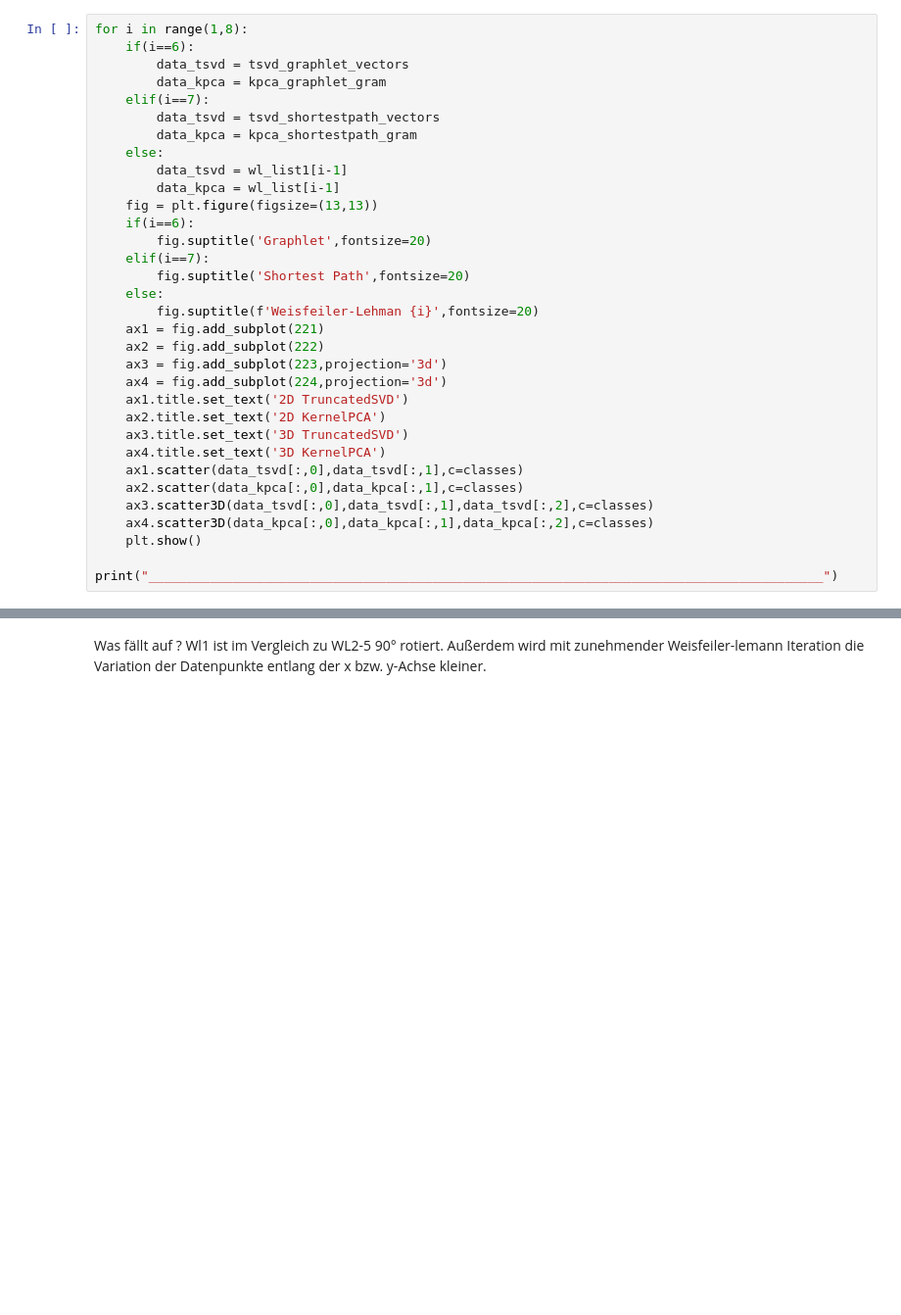
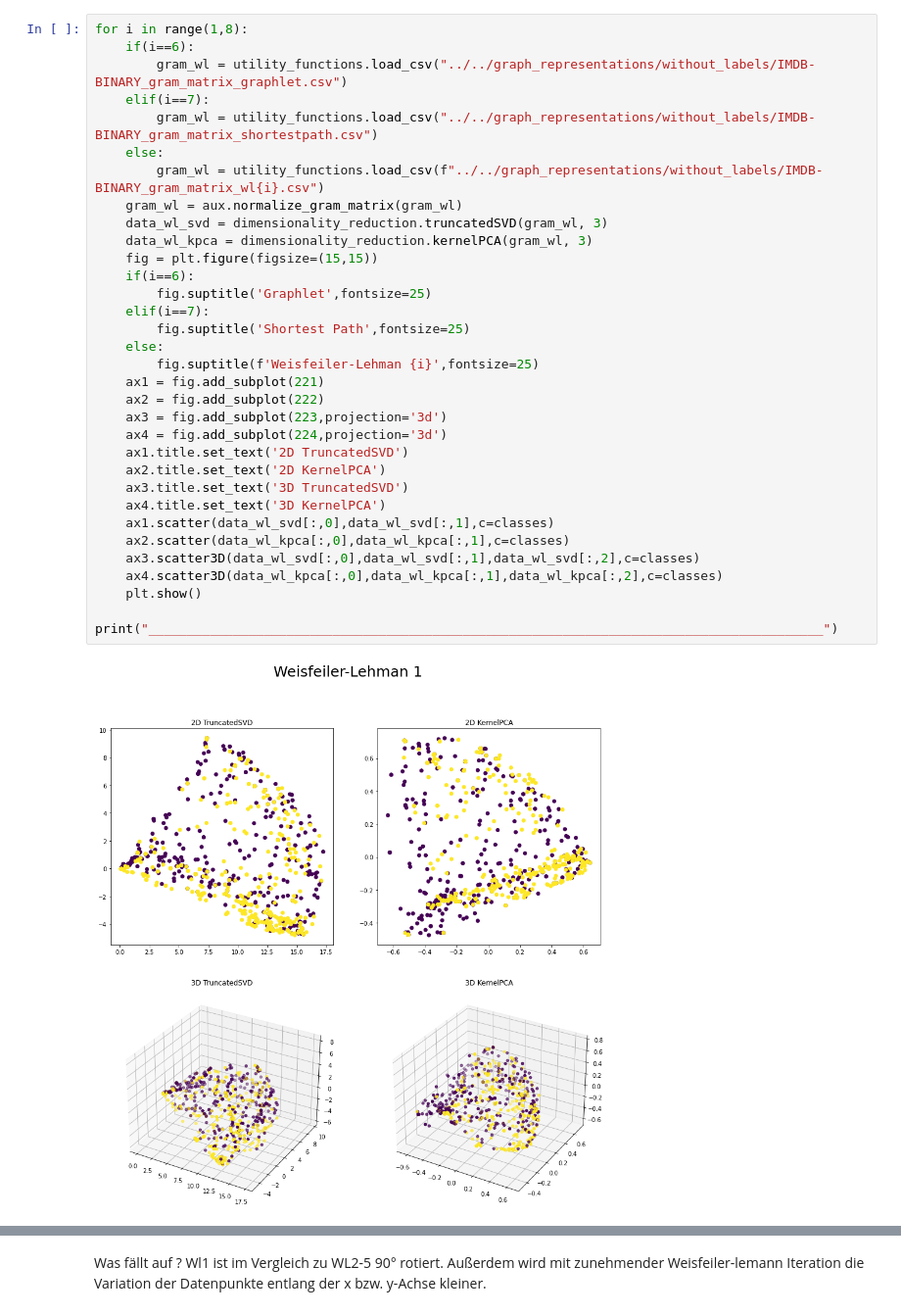
Before and after one commit to Niklas123456789/DM, a Jupyter notebook: tudataset/tud_benchmark/EDA.ipynb, the cells around one changed output, grey strips where cells are left out. Shown at 98% size. Saved outputs shown, nothing was run; the diff lists cells and outputs as text; blank space fills up the shorter version.

```diff
--- a/tudataset/tud_benchmark/EDA.ipynb
+++ b/tudataset/tud_benchmark/EDA.ipynb
@@ -98,32 +147,34 @@ wl_list1 = [tsvd_wl1_vectors,tsvd_wl2_vectors,tsvd_wl3_vectors,tsvd_wl4_vectors,
 # %%
 for i in range(1,8):
     if(i==6):
-        data_tsvd = tsvd_graphlet_vectors
-        data_kpca = kpca_graphlet_gram
+        gram_wl = utility_functions.load_csv("../../graph_representations/without_labels/IMDB-BINARY_gram_matrix_graphlet.csv")
     elif(i==7):
-        data_tsvd = tsvd_shortestpath_vectors
-        data_kpca = kpca_shortestpath_gram
+        gram_wl = utility_functions.load_csv("../../graph_representations/without_labels/IMDB-BINARY_gram_matrix_shortestpath.csv")
     else:
-        data_tsvd = wl_list1[i-1]
-        data_kpca = wl_list[i-1]
-    fig = plt.figure(figsize=(13,13))
+        gram_wl = utility_functions.load_csv(f"../../graph_representations/without_labels/IMDB-BINARY_gram_matrix_wl{i}.csv")
+    gram_wl = aux.normalize_gram_matrix(gram_wl)
+    data_wl_svd = dimensionality_reduction.truncatedSVD(gram_wl, 3)
+    data_wl_kpca = dimensionality_reduction.kernelPCA(gram_wl, 3)
+    fig = plt.figure(figsize=(15,15))
     if(i==6):
-        fig.suptitle('Graphlet',fontsize=20)
+        fig.suptitle('Graphlet',fontsize=25)
     elif(i==7):
-        fig.suptitle('Shortest Path',fontsize=20)
+        fig.suptitle('Shortest Path',fontsize=25)
     else:
-        fig.suptitle(f'Weisfeiler-Lehman {i}',fontsize=20)
+        fig.suptitle(f'Weisfeiler-Lehman {i}',fontsize=25)
     ax1 = fig.add_subplot(221)
     ax2 = fig.add_subplot(222)
     ax3 = fig.add_subplot(223,projection='3d')
     ax4 = fig.add_subplot(224,projection='3d')
     ax1.title.set_text('2D TruncatedSVD')
     ax2.title.set_text('2D KernelPCA')
     ax3.title.set_text('3D TruncatedSVD')
     ax4.title.set_text('3D KernelPCA')
-    ax1.scatter(data_tsvd[:,0],data_tsvd[:,1],c=classes)
-    ax2.scatter(data_kpca[:,0],data_kpca[:,1],c=classes)
-    ax3.scatter3D(data_tsvd[:,0],data_tsvd[:,1],data_tsvd[:,2],c=classes)
-    ax4.scatter3D(data_kpca[:,0],data_kpca[:,1],data_kpca[:,2],c=classes)
+    ax1.scatter(data_wl_svd[:,0],data_wl_svd[:,1],c=classes)
+    ax2.scatter(data_wl_kpca[:,0],data_wl_kpca[:,1],c=classes)
+    ax3.scatter3D(data_wl_svd[:,0],data_wl_svd[:,1],data_wl_svd[:,2],c=classes)
+    ax4.scatter3D(data_wl_kpca[:,0],data_wl_kpca[:,1],data_wl_kpca[:,2],c=classes)
     plt.show()
     print("________________________________________________________________________________________")
+# %% [output]
+[figure, added]
```
Also changed, not shown: parts of 40 cells of this notebook, 5 other files.
